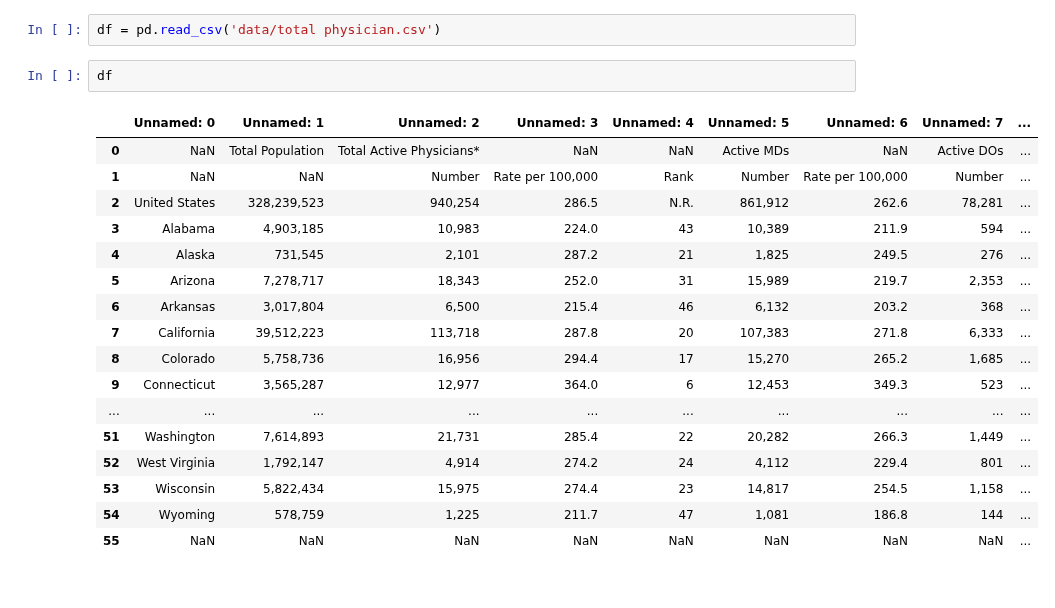
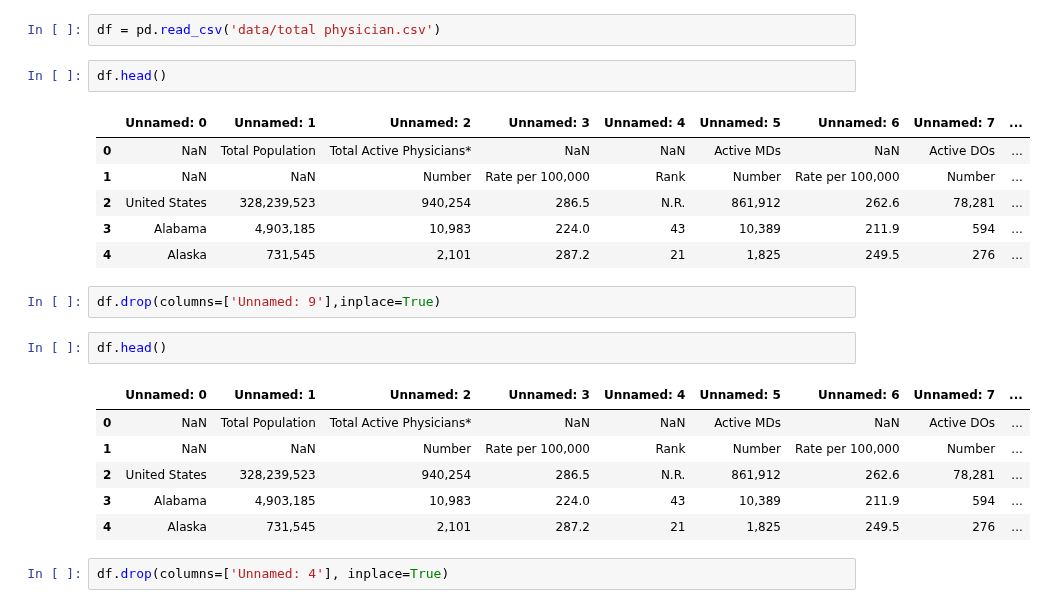
Before and after one commit to rafirahman27/Preparing_for_the_next_Pandemic, a Jupyter notebook: suli.ipynb, the cells around one changed output. Cells and saved outputs as stored; diff of their text form.

Commit message:
clesned total physician

```diff
--- a/suli.ipynb
+++ b/suli.ipynb
@@ -3,22 +3,24 @@ import pandas as pd
 # %%
 df = pd.read_csv('data/total physician.csv')
 # %%
-df
+df.head()
 # %% [output]
 |  | Unnamed: 0 | Unnamed: 1 | Unnamed: 2 | Unnamed: 3 | Unnamed: 4 | Unnamed: 5 | Unnamed: 6 | Unnamed: 7 | ... |
 | 0 | NaN | Total Population | Total Active Physicians* | NaN | NaN | Active MDs | NaN | Active DOs | ... |
 | 1 | NaN | NaN | Number | Rate per 100,000 | Rank | Number | Rate per 100,000 | Number | ... |
 | 2 | United States | 328,239,523 | 940,254 | 286.5 | N.R. | 861,912 | 262.6 | 78,281 | ... |
 | 3 | Alabama | 4,903,185 | 10,983 | 224.0 | 43 | 10,389 | 211.9 | 594 | ... |
 | 4 | Alaska | 731,545 | 2,101 | 287.2 | 21 | 1,825 | 249.5 | 276 | ... |
-| 5 | Arizona | 7,278,717 | 18,343 | 252.0 | 31 | 15,989 | 219.7 | 2,353 | ... |
-| 6 | Arkansas | 3,017,804 | 6,500 | 215.4 | 46 | 6,132 | 203.2 | 368 | ... |
-| 7 | California | 39,512,223 | 113,718 | 287.8 | 20 | 107,383 | 271.8 | 6,333 | ... |
-| 8 | Colorado | 5,758,736 | 16,956 | 294.4 | 17 | 15,270 | 265.2 | 1,685 | ... |
-| 9 | Connecticut | 3,565,287 | 12,977 | 364.0 | 6 | 12,453 | 349.3 | 523 | ... |
-| ... | ... | ... | ... | ... | ... | ... | ... | ... | ... |
-| 51 | Washington | 7,614,893 | 21,731 | 285.4 | 22 | 20,282 | 266.3 | 1,449 | ... |
-| 52 | West Virginia | 1,792,147 | 4,914 | 274.2 | 24 | 4,112 | 229.4 | 801 | ... |
-| 53 | Wisconsin | 5,822,434 | 15,975 | 274.4 | 23 | 14,817 | 254.5 | 1,158 | ... |
-| 54 | Wyoming | 578,759 | 1,225 | 211.7 | 47 | 1,081 | 186.8 | 144 | ... |
-| 55 | NaN | NaN | NaN | NaN | NaN | NaN | NaN | NaN | ... |
+# %%
+df.drop(columns=['Unnamed: 9'],inplace=True)
+# %%
+df.head()
+# %% [output]
+|  | Unnamed: 0 | Unnamed: 1 | Unnamed: 2 | Unnamed: 3 | Unnamed: 4 | Unnamed: 5 | Unnamed: 6 | Unnamed: 7 | ... |
+| 0 | NaN | Total Population | Total Active Physicians* | NaN | NaN | Active MDs | NaN | Active DOs | ... |
+| 1 | NaN | NaN | Number | Rate per 100,000 | Rank | Number | Rate per 100,000 | Number | ... |
+| 2 | United States | 328,239,523 | 940,254 | 286.5 | N.R. | 861,912 | 262.6 | 78,281 | ... |
+| 3 | Alabama | 4,903,185 | 10,983 | 224.0 | 43 | 10,389 | 211.9 | 594 | ... |
+| 4 | Alaska | 731,545 | 2,101 | 287.2 | 21 | 1,825 | 249.5 | 276 | ... |
+# %%
+df.drop(columns=['Unnamed: 4'], inplace=True)
```
Also changed, not shown: parts of 11 cells of this notebook, 2 other files.
